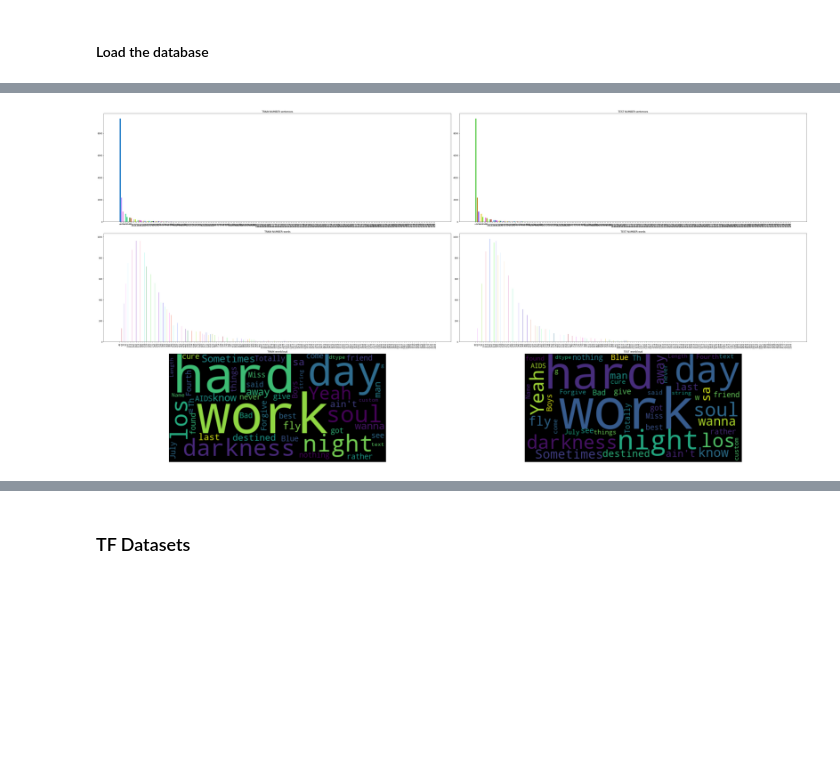
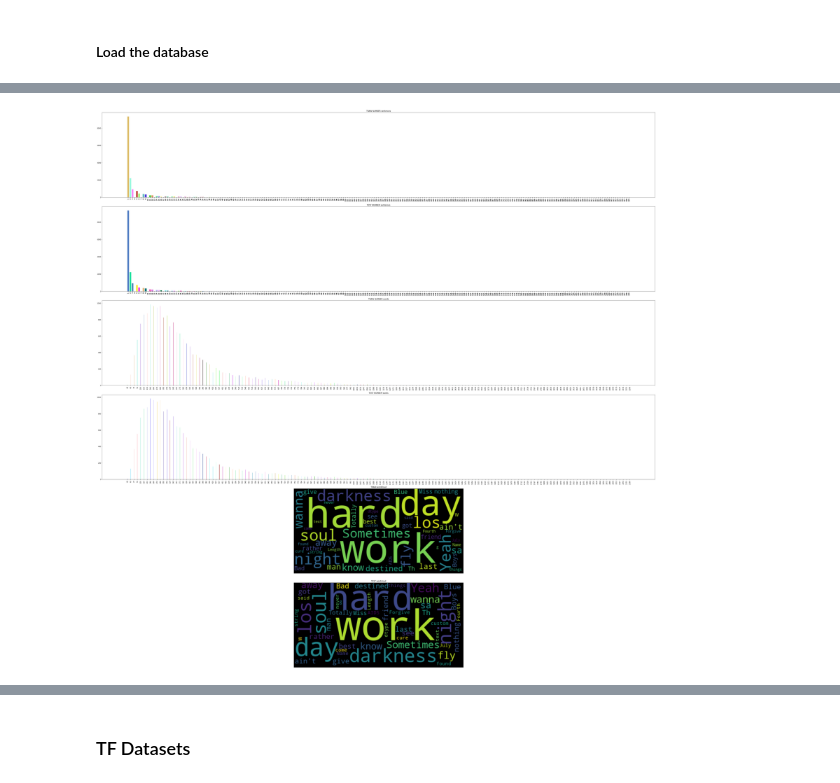
Before and after one commit to glypher/lyrics_classification, a Jupyter notebook: songs.ipynb, the cells around one changed output, grey strips where cells are left out. Saved outputs shown, nothing was run; the diff lists cells and outputs as text; code cells hidden in the pictures; blank space fills up the shorter version.

```diff
--- a/songs.ipynb
+++ b/songs.ipynb
@@ -176,32 +183,32 @@ def plot_text_length(df, title, func, pb=None, per_class=False):
 
 def plot_wordcloud(df, title, pb, per_class=False):
     imgs = []
     titles = []
     if per_class:
         for id in range(0, NO_CLASSES):
             df_class = df[df['target'] == id]
             imgs.append(wordcloud.WordCloud().generate(str(df_class['text'])).to_array())
 
             titles.append(f'{title} class {id}')
     else:
         imgs = [wordcloud.WordCloud().generate(str(df['text'])).to_array()]
         titles = [title]
 
     pb.create_images(imgs, titles)
 
-pb = mm.PlotBuilder().create_subplots(3, 2, (50, 25))
+pb = mm.PlotBuilder().create_subplots(6, 1, (50, 50))
 plot_text_length(trainDF, "TRAIN NUMBER sentences",
                  lambda df: [len(nltk.sent_tokenize(text)) for text in df], pb=pb, per_class=False)
 plot_text_length(trainDF, "TEST NUMBER sentences",
                  lambda df: [len(nltk.sent_tokenize(text)) for text in df], pb=pb, per_class=False)
 plot_text_length(trainDF, "TRAIN NUMBER words",
                  lambda df: [len(nltk.word_tokenize(text)) for text in df], pb=pb, per_class=False)
 plot_text_length(trainDF, "TEST NUMBER words",
                  lambda df: [len(nltk.word_tokenize(text)) for text in df], pb=pb, per_class=False)
 
 plot_wordcloud(trainDF, "TRAIN wordcloud", pb=pb, per_class=False)
 plot_wordcloud(trainDF, "TEST wordcloud", pb=pb, per_class=False)
 
 pb.show()
 # %% [output]
-[figure, old version]
+[figure, new version]
```
Also changed, not shown: parts of 16 cells of this notebook.
